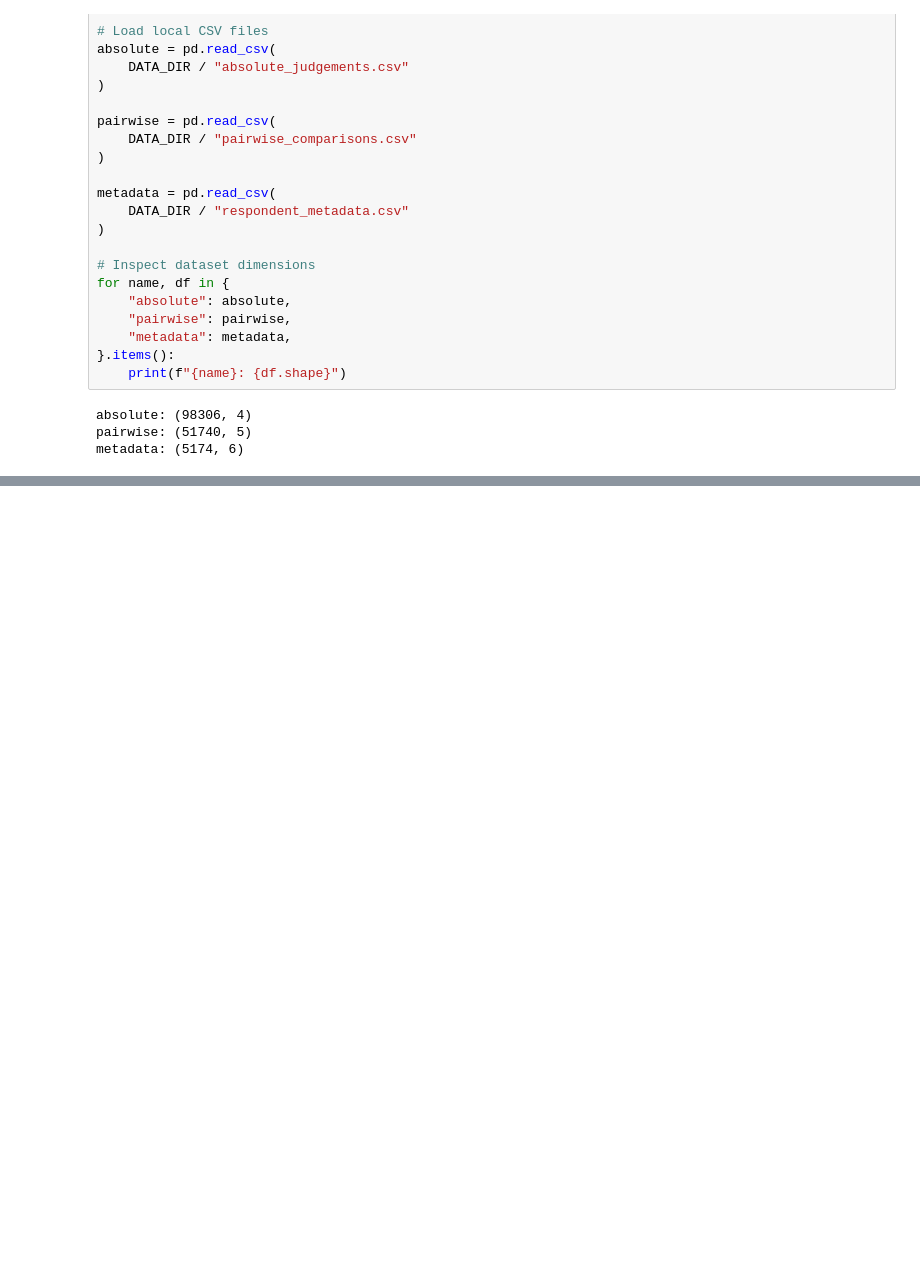
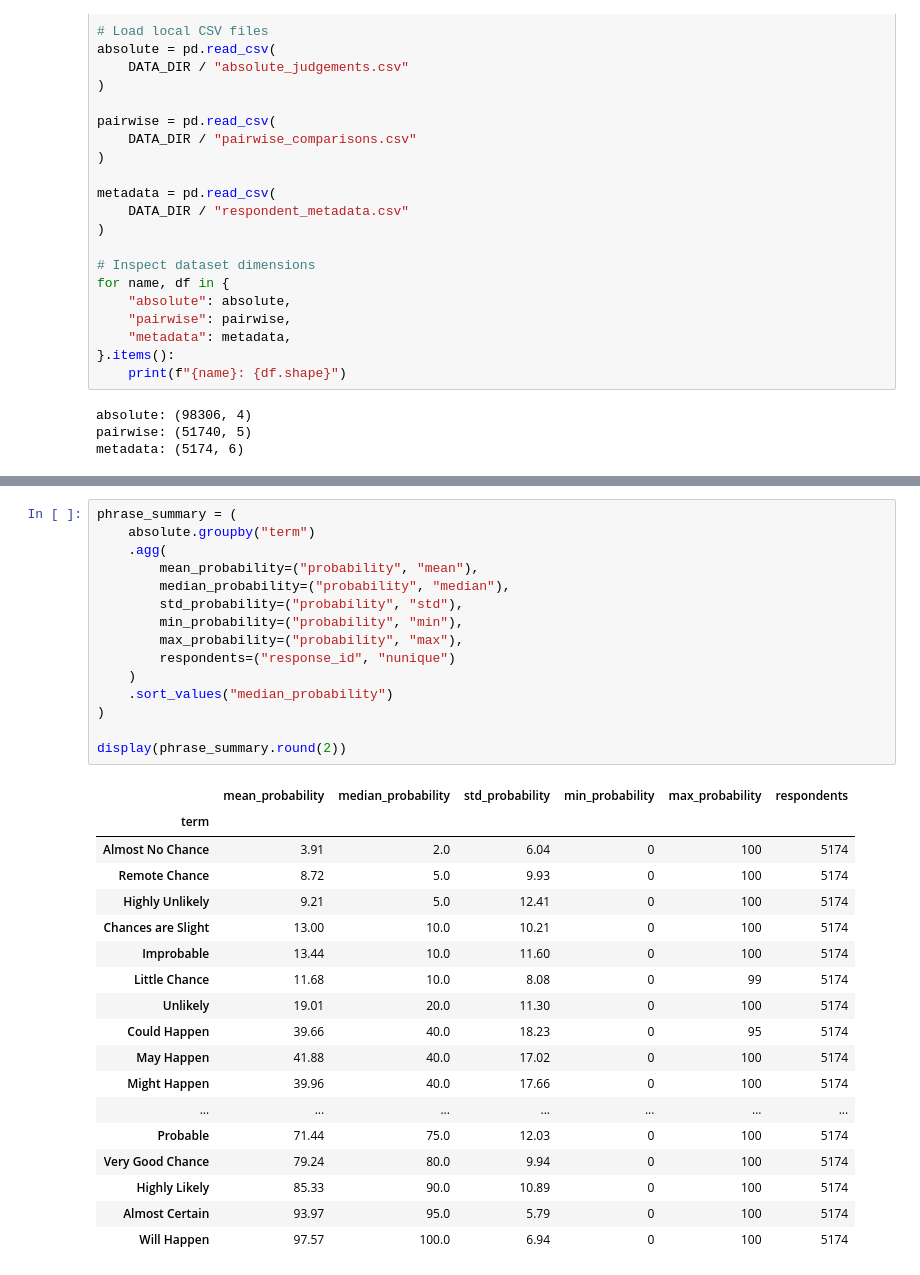
Before and after one commit to 0DF19950/likely, a Jupyter notebook: firstoverview.ipynb, the cells around one changed output, grey strips where cells are left out. Saved outputs shown, nothing was run; the diff lists cells and outputs as text; blank space fills up the shorter version.

```diff
--- a/firstoverview.ipynb
+++ b/firstoverview.ipynb
@@ -67,0 +293,34 @@ metadata: (5174, 6)
+# %%
+phrase_summary = (
+    absolute.groupby("term")
+    .agg(
+        mean_probability=("probability", "mean"),
+        median_probability=("probability", "median"),
+        std_probability=("probability", "std"),
+        min_probability=("probability", "min"),
+        max_probability=("probability", "max"),
+        respondents=("response_id", "nunique")
+    )
+    .sort_values("median_probability")
+)
+
+display(phrase_summary.round(2))
+# %% [output]
+|  | mean_probability | median_probability | std_probability | min_probability | max_probability | respondents |
+| term |  |  |  |  |  |  |
+| Almost No Chance | 3.91 | 2.0 | 6.04 | 0 | 100 | 5174 |
+| Remote Chance | 8.72 | 5.0 | 9.93 | 0 | 100 | 5174 |
+| Highly Unlikely | 9.21 | 5.0 | 12.41 | 0 | 100 | 5174 |
+| Chances are Slight | 13.00 | 10.0 | 10.21 | 0 | 100 | 5174 |
+| Improbable | 13.44 | 10.0 | 11.60 | 0 | 100 | 5174 |
+| Little Chance | 11.68 | 10.0 | 8.08 | 0 | 99 | 5174 |
+| Unlikely | 19.01 | 20.0 | 11.30 | 0 | 100 | 5174 |
+| Could Happen | 39.66 | 40.0 | 18.23 | 0 | 95 | 5174 |
+| May Happen | 41.88 | 40.0 | 17.02 | 0 | 100 | 5174 |
+| Might Happen | 39.96 | 40.0 | 17.66 | 0 | 100 | 5174 |
+| ... | ... | ... | ... | ... | ... | ... |
+| Probable | 71.44 | 75.0 | 12.03 | 0 | 100 | 5174 |
+| Very Good Chance | 79.24 | 80.0 | 9.94 | 0 | 100 | 5174 |
+| Highly Likely | 85.33 | 90.0 | 10.89 | 0 | 100 | 5174 |
+| Almost Certain | 93.97 | 95.0 | 5.79 | 0 | 100 | 5174 |
+| Will Happen | 97.57 | 100.0 | 6.94 | 0 | 100 | 5174 |
```
Also changed, not shown: parts of 4 cells of this notebook, 2 other files.
